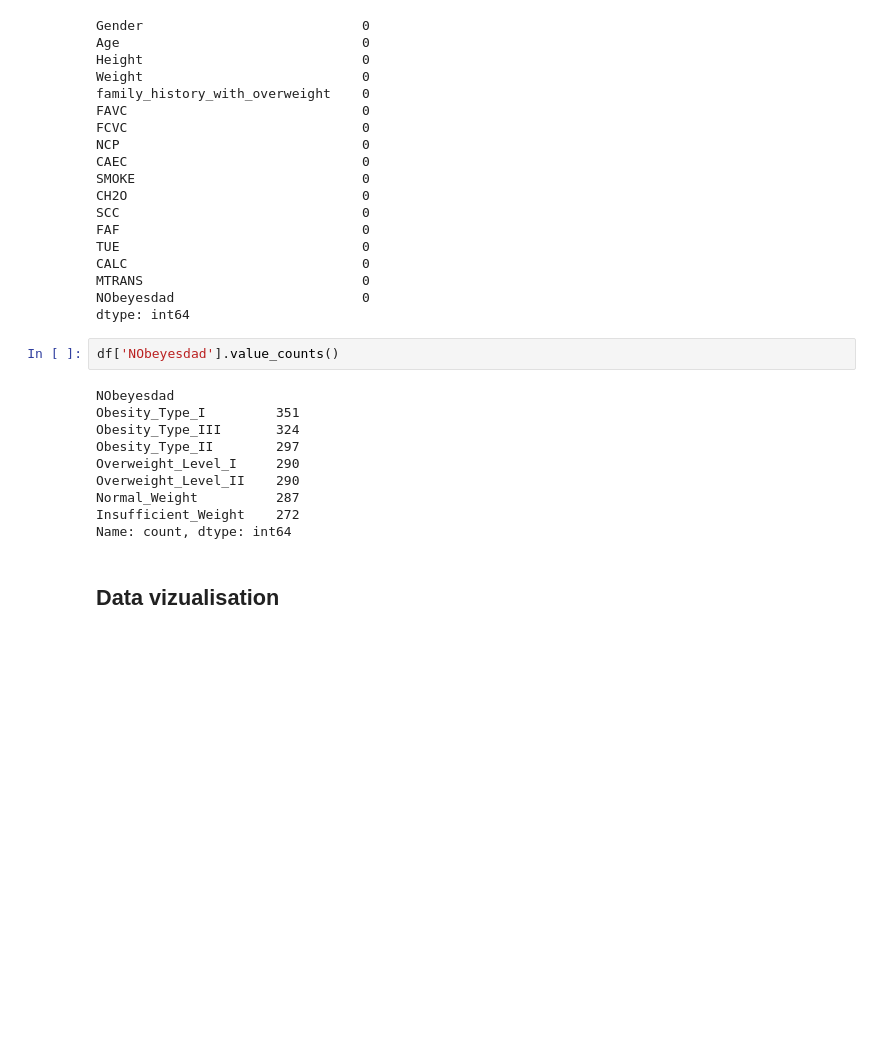
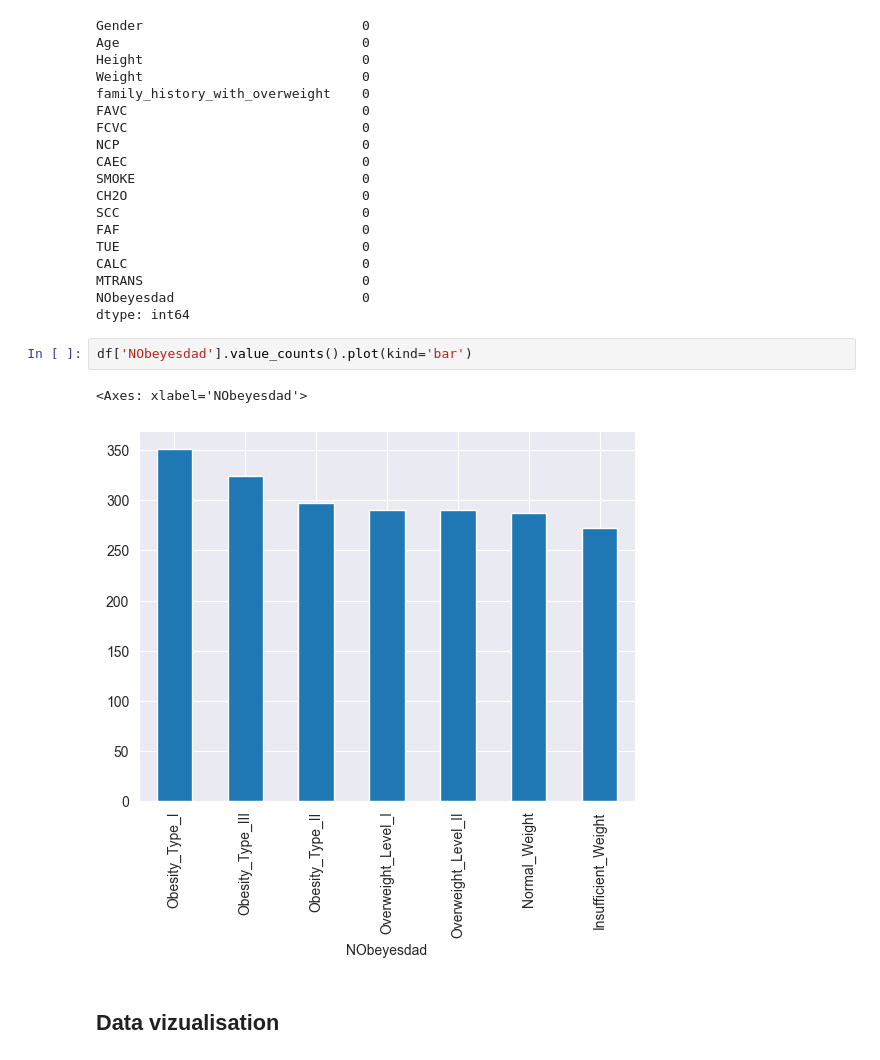
Before and after one commit to othytrigui/Obesity-level-prediction, a Jupyter notebook: main.ipynb, the cells around one changed output. Cells and saved outputs as stored; diff of their text form; blank space fills up the shorter version.

```diff
--- a/main.ipynb
+++ b/main.ipynb
@@ -93,17 +93,10 @@ MTRANS                            0
 NObeyesdad                        0
 dtype: int64
 # %%
-df['NObeyesdad'].value_counts()
+df['NObeyesdad'].value_counts().plot(kind='bar')
 # %% [output]
-NObeyesdad
-Obesity_Type_I         351
-Obesity_Type_III       324
-Obesity_Type_II        297
-Overweight_Level_I     290
-Overweight_Level_II    290
-Normal_Weight          287
-Insufficient_Weight    272
-Name: count, dtype: int64
+<Axes: xlabel='NObeyesdad'>
+[figure, added]
 # %% [markdown]
 ## Data vizualisation
 # %%
```
Also changed, not shown: parts of 5 cells of this notebook, 2 other files.
